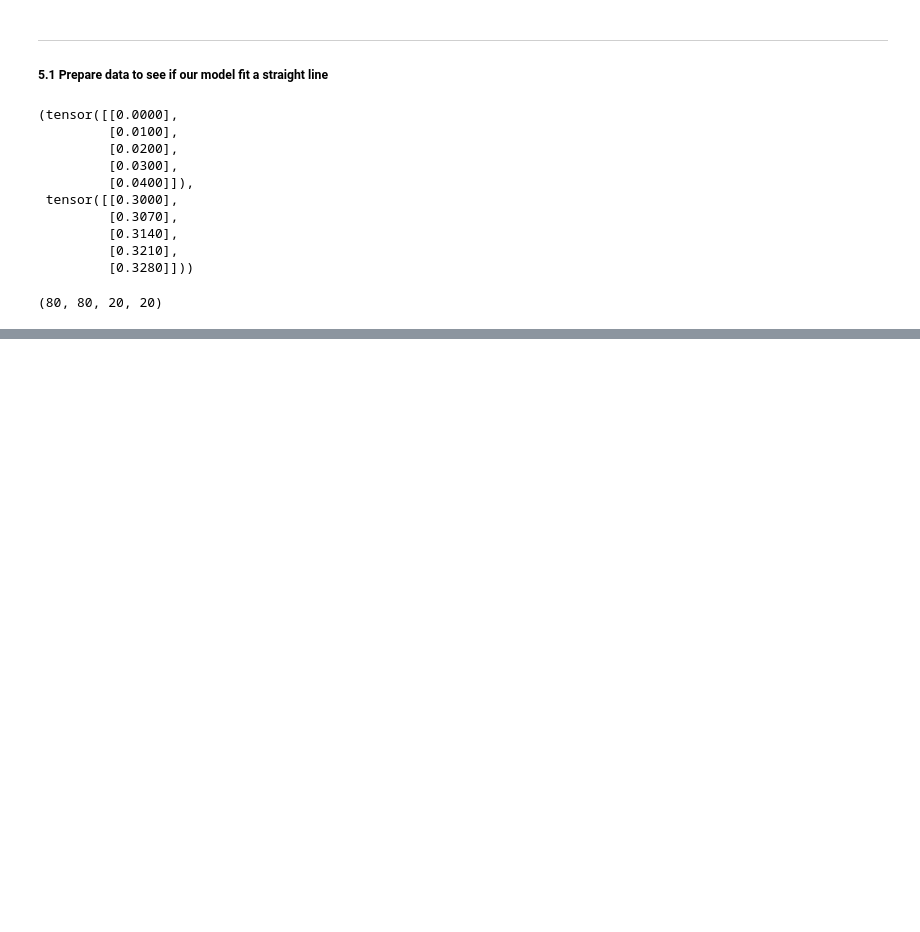
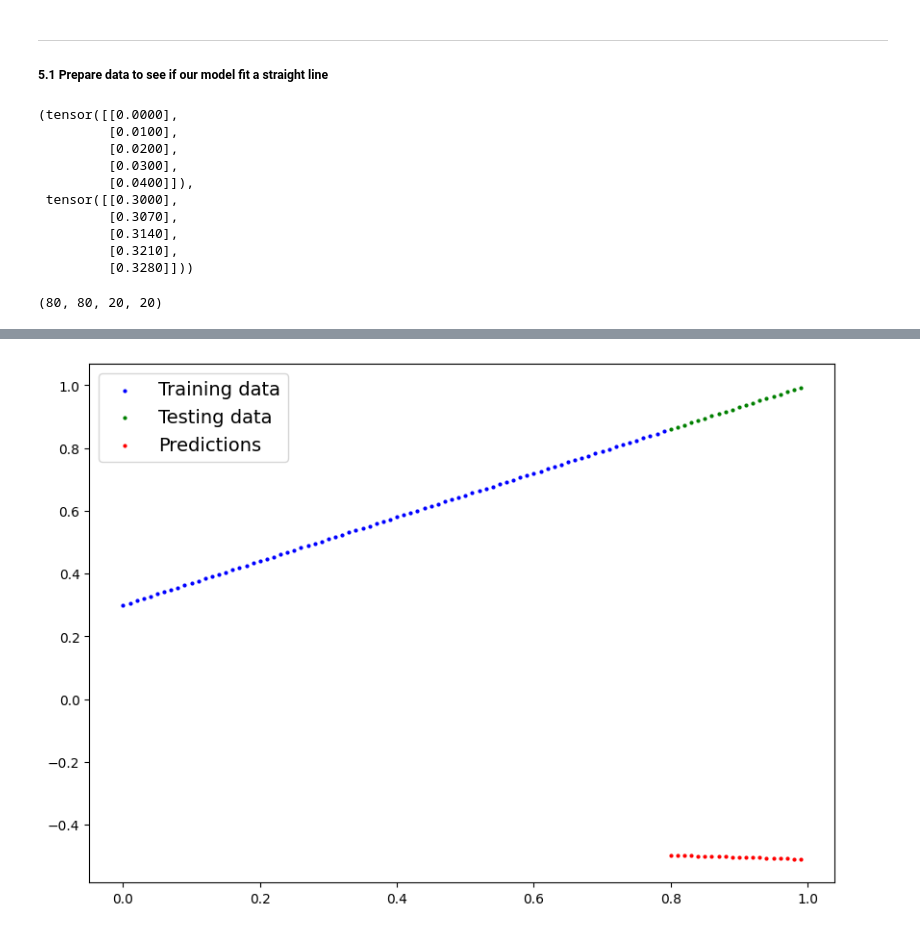
Before and after one commit to hridoynasah/PyTorch-for-Deep-Learning-and-Machine-Learning, a Jupyter notebook: Chapter 2 – Neural Network Classification/learnings/02_pytorch_classification_playground.ipynb, the cells around one changed output, grey strips where cells are left out. Saved outputs shown, nothing was run; the diff lists cells and outputs as text; code cells hidden in the pictures; blank space fills up the shorter version.

```diff
--- a/Chapter 2 – Neural Network Classification/learnings/02_pytorch_classification_playground.ipynb
+++ b/Chapter 2 – Neural Network Classification/learnings/02_pytorch_classification_playground.ipynb
@@ -702,0 +743,8 @@ len(X_train_regression), len(y_train_regression), len(X_test_regression), len(y_
+# %%
+plot_predictions(train_data=X_train_regression,
+                 train_labels=y_train_regression,
+                 test_data=X_test_regression,
+                 test_labels=y_test_regression,
+                 predictions=y_reg_pred)
+# %% [output]
+[figure, added]
```
Also changed, not shown: parts of 4 cells of this notebook, 1 other file.
